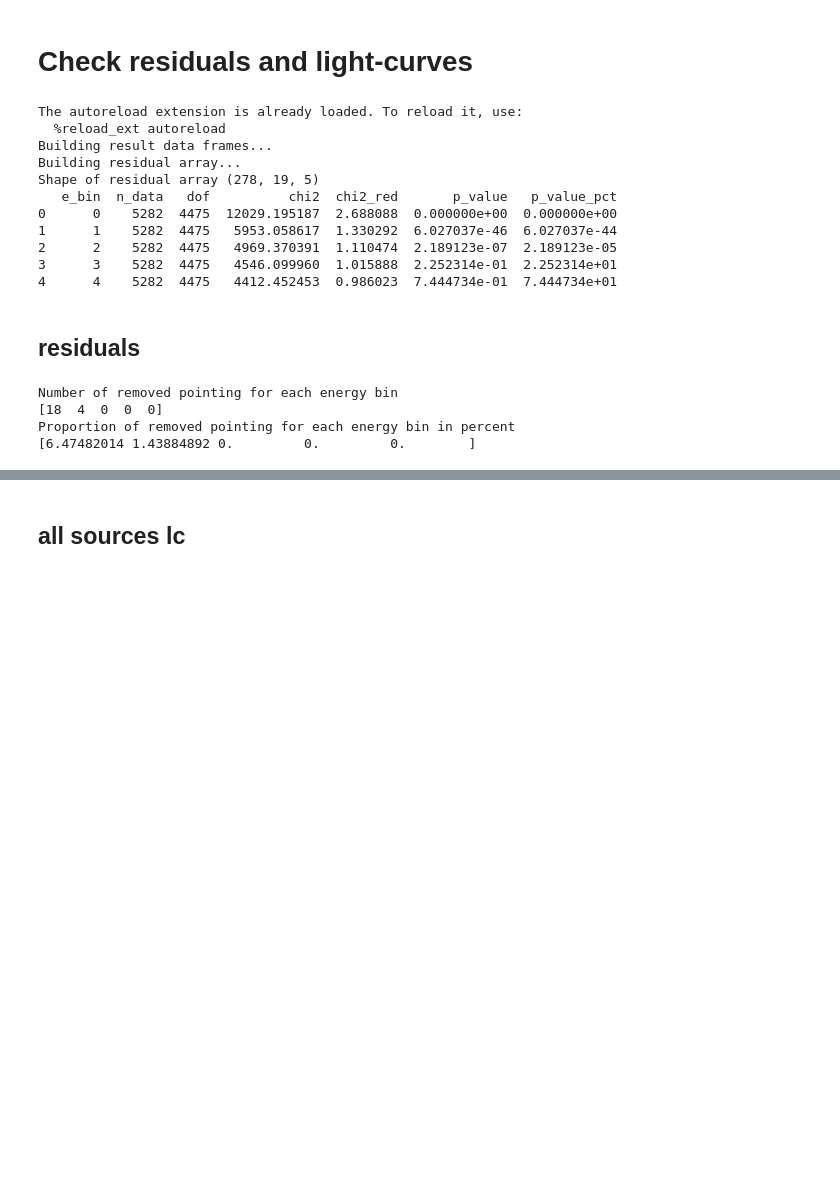
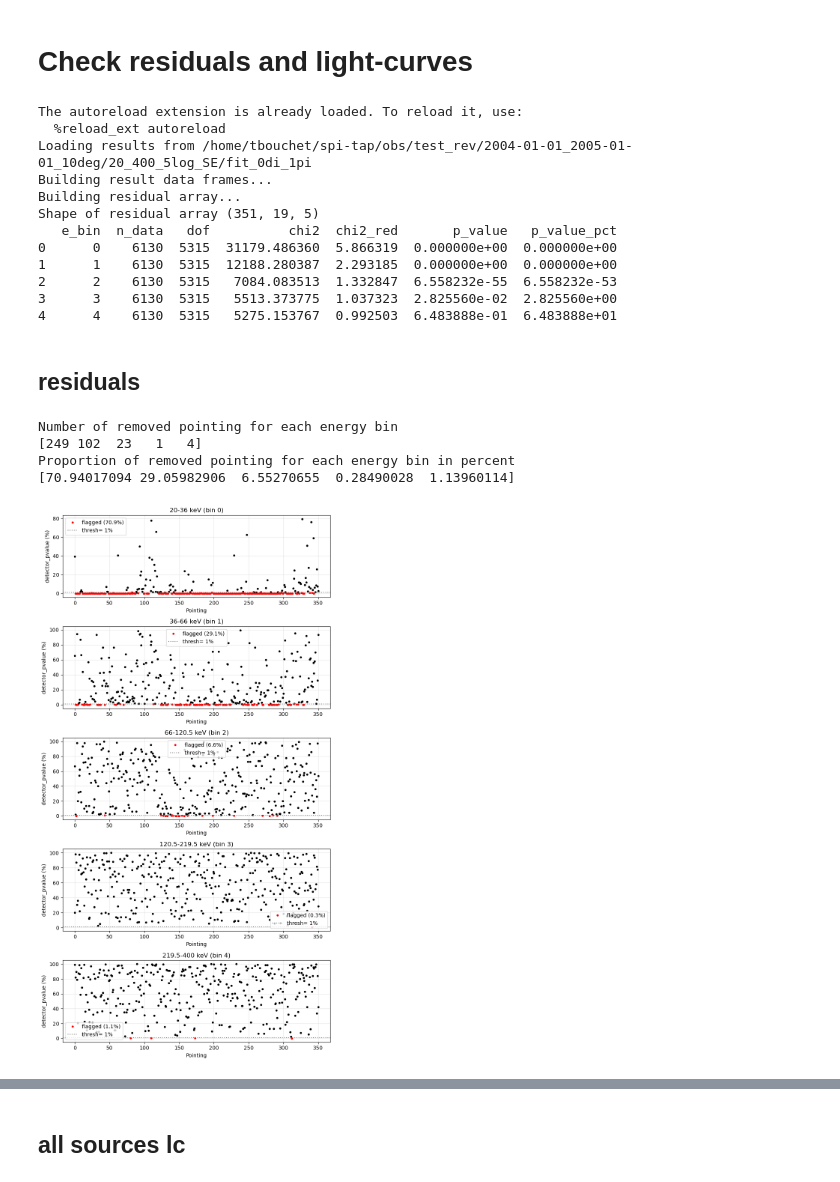
Before and after one commit to tristanbouchet/spi-tap, a Jupyter notebook: auto_spitap.ipynb, the cells around one changed output, grey strips where cells are left out. Drawn from its saved outputs; the diff is of its cells as text; code cells hidden in the pictures; blank space fills up the shorter version.

Commit message:
added p-value threshold selection

```diff
--- a/auto_spitap.ipynb
+++ b/auto_spitap.ipynb
@@ -169,34 +138,38 @@ Environment and directory restored.
 %autoreload 2
 import spitap.analyze_res as res
 
-spec_path = obs.spec_path
-# spec_path= "/home/tbouchet/spi-tap/obs/reg2/2004-01-01_2005-01-01_10deg/20_400_5log_SE/fit_1rn_1pi"
+# spec_path = obs.spec_path
+# spec_path= "/home/tbouchet/spi-tap/obs/test_rev/2005-01-01_2005-06-01_10deg/20_400_5log_SE/fit_0di_1pi"
 # spec_path= "/home/tbouchet/spi-tap/obs/reg2/2004-01-01_2005-01-01_10deg/20_400_5log_SE/fit_0di_1pi"
-# spec_path= "/home/tbouchet/spi-tap/obs/test_rev/2004-01-01_2005-01-01_10deg/20_400_5log_SE/fit_0di_1pi"
+spec_path= "/home/tbouchet/spi-tap/obs/test_rev/2004-01-01_2005-01-01_10deg/20_400_5log_SE/fit_0di_1pi"
 # spec_path = "/home/tbouchet/spi-tap/obs/test_rev/2012-01-01_2013-01-01_10deg/20_400_10log_SE/fit_1rn_1pi"
 # spec_path = "/home/tbouchet/SPI_SOURCES/obs/test/2005-01-01_2005-06-01_10deg/20_400_20log_SE/fit_1di_1pi"
 spi_result = res.SPIResult(spec_path)
 # %% [output]
 The autoreload extension is already loaded. To reload it, use:
   %reload_ext autoreload
+Loading results from /home/tbouchet/spi-tap/obs/test_rev/2004-01-01_2005-01-01_10deg/20_400_5log_SE/fit_0di_1pi
 Building result data frames...
 Building residual array...
-Shape of residual array (278, 19, 5)
+Shape of residual array (351, 19, 5)
    e_bin  n_data   dof          chi2  chi2_red       p_value   p_value_pct
-0      0    5282  4475  12029.195187  2.688088  0.000000e+00  0.000000e+00
-1      1    5282  4475   5953.058617  1.330292  6.027037e-46  6.027037e-44
-2      2    5282  4475   4969.370391  1.110474  2.189123e-07  2.189123e-05
-3      3    5282  4475   4546.099960  1.015888  2.252314e-01  2.252314e+01
-4      4    5282  4475   4412.452453  0.986023  7.444734e-01  7.444734e+01
+0      0    6130  5315  31179.486360  5.866319  0.000000e+00  0.000000e+00
+1      1    6130  5315  12188.280387  2.293185  0.000000e+00  0.000000e+00
+2      2    6130  5315   7084.083513  1.332847  6.558232e-55  6.558232e-53
+3      3    6130  5315   5513.373775  1.037323  2.825560e-02  2.825560e+00
+4      4    6130  5315   5275.153767  0.992503  6.483888e-01  6.483888e+01
 # %% [markdown]
 ## residuals
 # %%
-spi_result.select_pointing(det_thresh=7, std_point_thresh= 2.);
+spi_result.select_pointing(single_det_thresh=7, p_point_thresh=0.01)
+axes=spi_result.plot_detector_pvalue(yscale='linear')
+# for ax in axes: ax.set_ylim(0, 100)
 # %% [output]
 Number of removed pointing for each energy bin
-[18  4  0  0  0]
+[249 102  23   1   4]
 Proportion of removed pointing for each energy bin in percent
-[6.47482014 1.43884892 0.         0.         0.        ]
+[70.94017094 29.05982906  6.55270655  0.28490028  1.13960114]
+[figure, added]
 # %%
 axes=spi_result.plot_chi_per_point_per_det(energy_bins=None, n_sigma=3, figsize=(10,5),
                                            show_det=True, show_hist=True, n_hist_bins=50,
```
Also changed, not shown: parts of 8 cells of this notebook, 7 other files.
